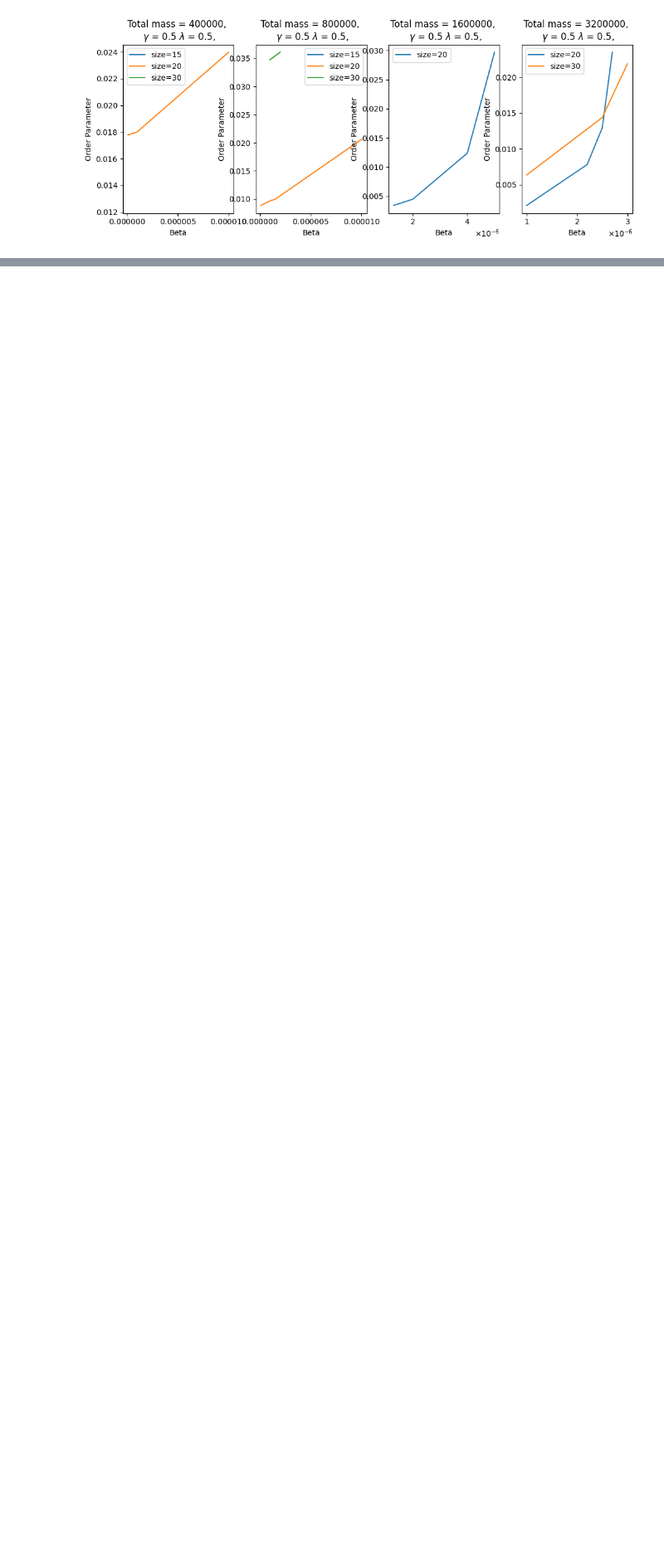
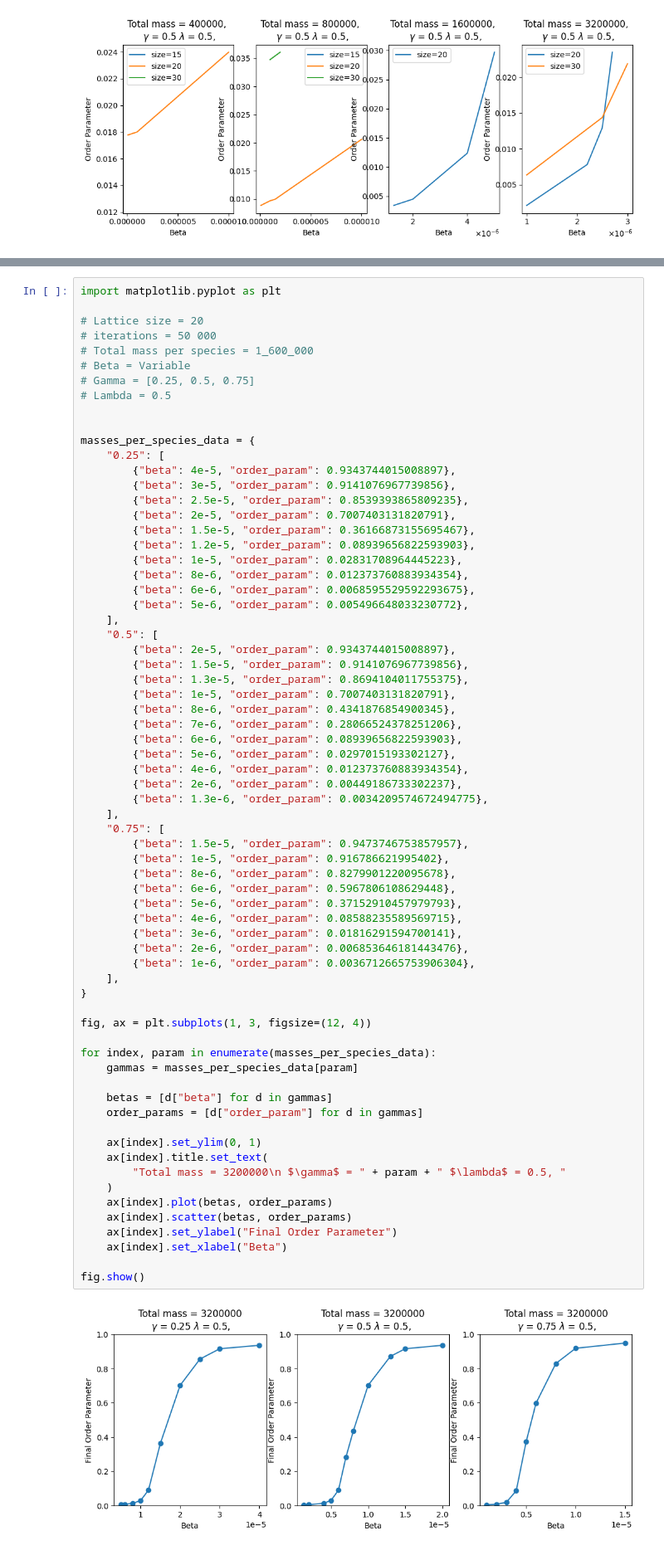
Before and after one commit to yustarandomname/territories-in-three-dimensions, a Jupyter notebook: plot-data/orderparams.ipynb, the cells around one changed output, grey strips where cells are left out. Shown: that part at 83% size. Saved outputs shown, nothing was run; the diff lists cells and outputs as text; blank space fills up the shorter version.

```diff
--- a/plot-data/orderparams.ipynb
+++ b/plot-data/orderparams.ipynb
@@ -568,3 +568,73 @@ fig.show()
+# %%
+import matplotlib.pyplot as plt
+
+# Lattice size = 20
+# iterations = 50 000
+# Total mass per species = 1_600_000
+# Beta = Variable
+# Gamma = [0.25, 0.5, 0.75]
+# Lambda = 0.5
+
+
+masses_per_species_data = {
+    "0.25": [
+        {"beta": 4e-5, "order_param": 0.9343744015008897},
+        {"beta": 3e-5, "order_param": 0.9141076967739856},
+        {"beta": 2.5e-5, "order_param": 0.8539393865809235},
+        {"beta": 2e-5, "order_param": 0.7007403131820791},
+        {"beta": 1.5e-5, "order_param": 0.36166873155695467},
+        {"beta": 1.2e-5, "order_param": 0.08939656822593903},
+        {"beta": 1e-5, "order_param": 0.02831708964445223},
+        {"beta": 8e-6, "order_param": 0.012373760883934354},
+        {"beta": 6e-6, "order_param": 0.0068595529592293675},
+        {"beta": 5e-6, "order_param": 0.005496648033230772},
+    ],
+    "0.5": [
+        {"beta": 2e-5, "order_param": 0.9343744015008897},
+        {"beta": 1.5e-5, "order_param": 0.9141076967739856},
+        {"beta": 1.3e-5, "order_param": 0.8694104011755375},
+        {"beta": 1e-5, "order_param": 0.7007403131820791},
+        {"beta": 8e-6, "order_param": 0.4341876854900345},
+        {"beta": 7e-6, "order_param": 0.28066524378251206},
+        {"beta": 6e-6, "order_param": 0.08939656822593903},
+        {"beta": 5e-6, "order_param": 0.0297015193302127},
+        {"beta": 4e-6, "order_param": 0.012373760883934354},
+        {"beta": 2e-6, "order_param": 0.00449186733302237},
+        {"beta": 1.3e-6, "order_param": 0.0034209574672494775},
+    ],
+    "0.75": [
+        {"beta": 1.5e-5, "order_param": 0.9473746753857957},
+        {"beta": 1e-5, "order_param": 0.916786621995402},
+        {"beta": 8e-6, "order_param": 0.8279901220095678},
+        {"beta": 6e-6, "order_param": 0.5967806108629448},
+        {"beta": 5e-6, "order_param": 0.37152910457979793},
+        {"beta": 4e-6, "order_param": 0.08588235589569715},
+        {"beta": 3e-6, "order_param": 0.01816291594700141},
+        {"beta": 2e-6, "order_param": 0.006853646181443476},
+        {"beta": 1e-6, "order_param": 0.0036712665753906304},
+    ],
+}
+
+fig, ax = plt.subplots(1, 3, figsize=(12, 4))
+
+for index, param in enumerate(masses_per_species_data):
+    gammas = masses_per_species_data[param]
+
+    betas = [d["beta"] for d in gammas]
+    order_params = [d["order_param"] for d in gammas]
+
+    ax[index].set_ylim(0, 1)
+    ax[index].title.set_text(
+        "Total mass = 3200000\n $\gamma$ = " + param + " $\lambda$ = 0.5, "
+    )
+    ax[index].plot(betas, order_params)
+    ax[index].scatter(betas, order_params)
+    ax[index].set_ylabel("Final Order Parameter")
+    ax[index].set_xlabel("Beta")
+
+fig.show()
+# %% [output]
+[figure, added]
 # %%
 # Lattice size = 20
 # iterations = 50 000
```
Also changed, not shown: parts of 2 cells of this notebook, 3 other files.
